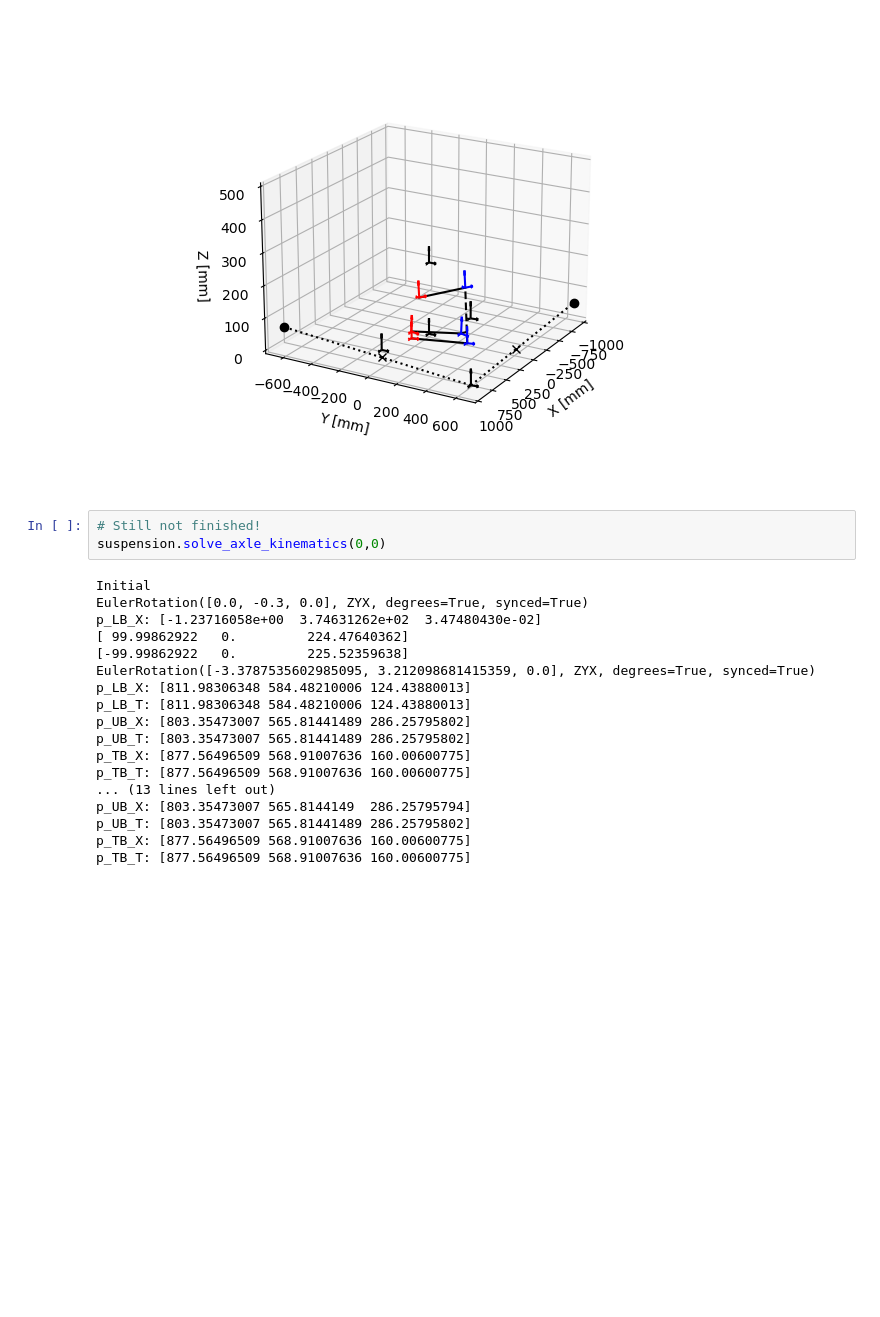
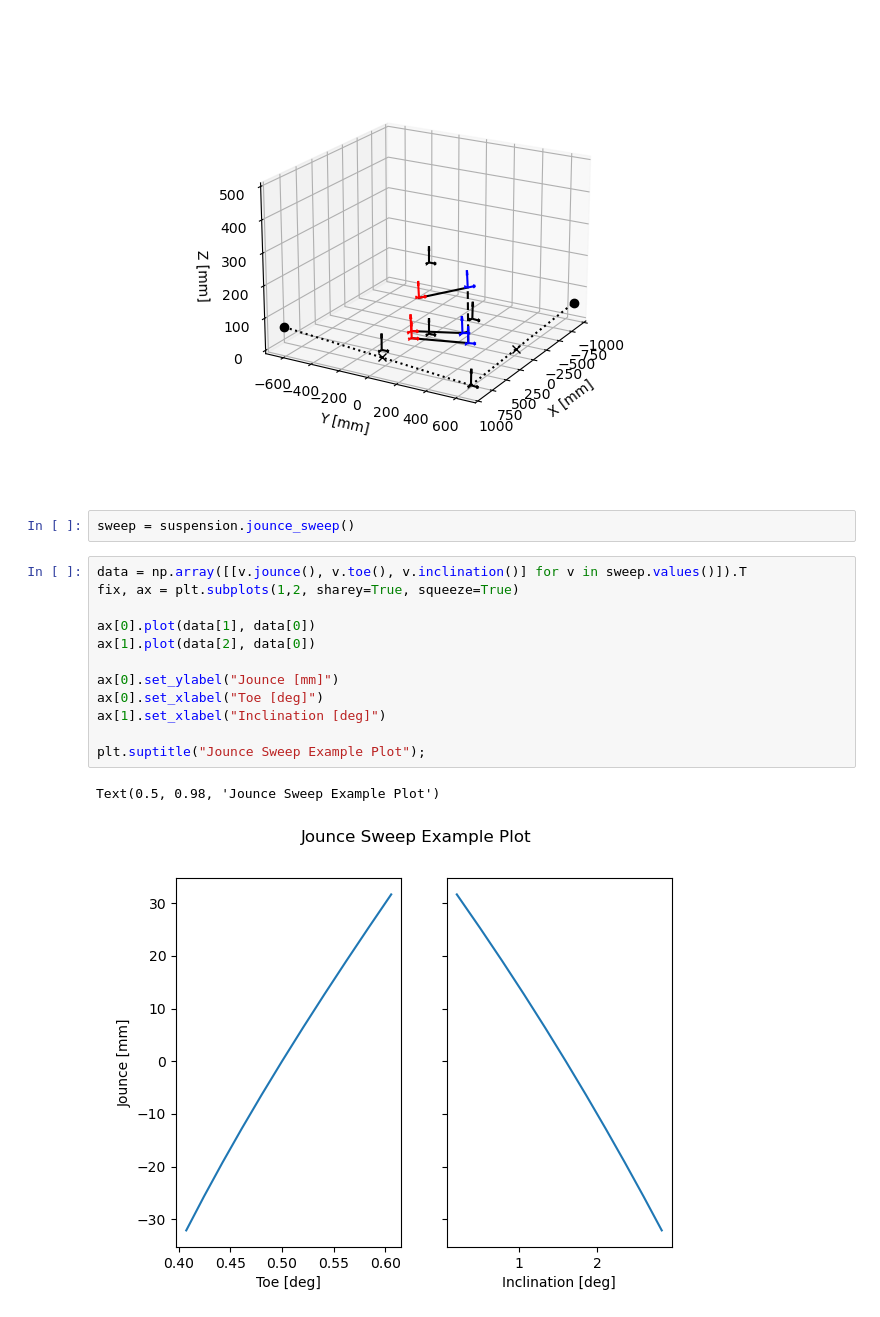
Before and after one commit to LonghornRacingElectric/suspension_designer, a Jupyter notebook: notebooks/double_wishbone-bechrist-18-08-22.ipynb, the cells around one changed output. Cells and saved outputs as stored; diff of their text form; blank space fills up the shorter version.

```diff
--- a/notebooks/double_wishbone-bechrist-18-08-22.ipynb
+++ b/notebooks/double_wishbone-bechrist-18-08-22.ipynb
@@ -84,24 +84,20 @@ ax.set_xlim([-1000,1000]);
 ax.set_ylim([-700,700]);
 # %% [output]
 [figure]
-# %%
-# Still not finished!
-suspension.solve_axle_kinematics(0,0)
-# %% [output]
-Initial
-EulerRotation([0.0, -0.3, 0.0], ZYX, degrees=True, synced=True)
-p_LB_X: [-1.23716058e+00  3.74631262e+02  3.47480430e-02]
-[ 99.99862922   0.         224.47640362]
-[-99.99862922   0.         225.52359638]
-EulerRotation([-3.3787535602985095, 3.212098681415359, 0.0], ZYX, degrees=True, synced=True)
-p_LB_X: [811.98306348 584.48210006 124.43880013]
-p_LB_T: [811.98306348 584.48210006 124.43880013]
-p_UB_X: [803.35473007 565.81441489 286.25795802]
-p_UB_T: [803.35473007 565.81441489 286.25795802]
-p_TB_X: [877.56496509 568.91007636 160.00600775]
-p_TB_T: [877.56496509 568.91007636 160.00600775]
-... (13 lines left out)
-p_UB_X: [803.35473007 565.8144149  286.25795794]
-p_UB_T: [803.35473007 565.81441489 286.25795802]
-p_TB_X: [877.56496509 568.91007636 160.00600775]
-p_TB_T: [877.56496509 568.91007636 160.00600775]
+# %%
+sweep = suspension.jounce_sweep()
+# %%
+data = np.array([[v.jounce(), v.toe(), v.inclination()] for v in sweep.values()]).T
+fix, ax = plt.subplots(1,2, sharey=True, squeeze=True)
+
+ax[0].plot(data[1], data[0])
+ax[1].plot(data[2], data[0])
+
+ax[0].set_ylabel("Jounce [mm]")
+ax[0].set_xlabel("Toe [deg]")
+ax[1].set_xlabel("Inclination [deg]")
+
+plt.suptitle("Jounce Sweep Example Plot");
+# %% [output]
+Text(0.5, 0.98, 'Jounce Sweep Example Plot')
+[figure, added]
```
Also changed, not shown: 2 other files.
